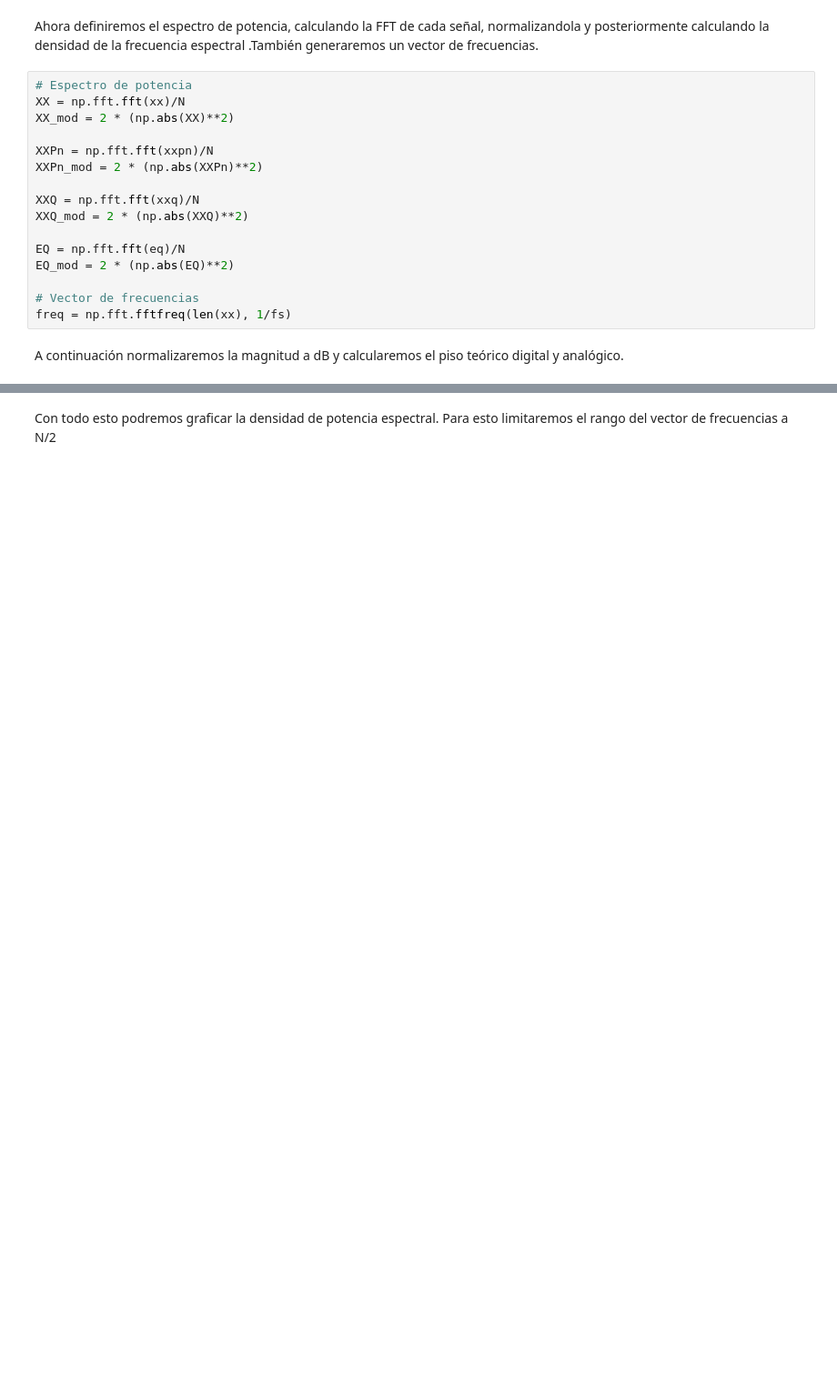
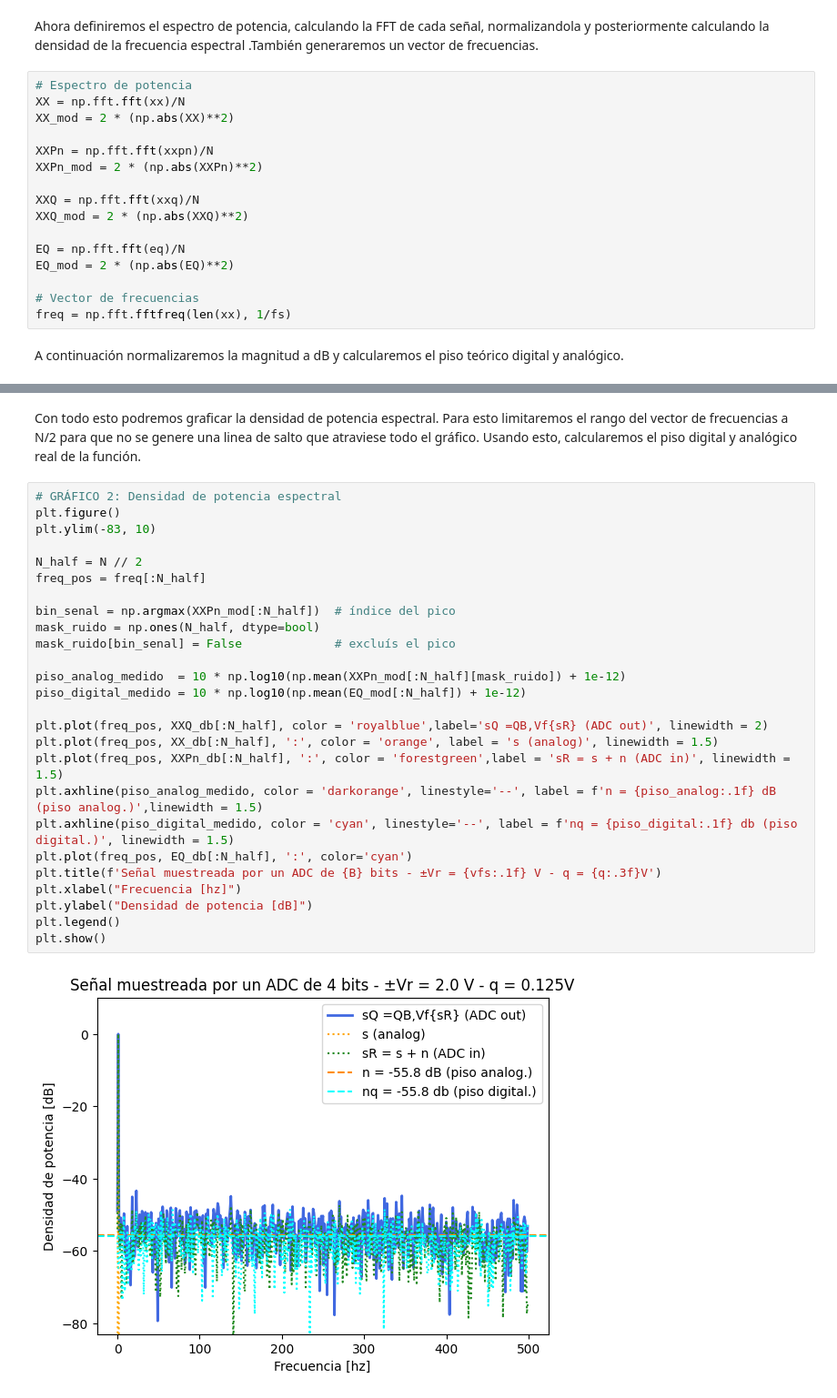
Before and after one commit to SantiagoBoente/APS, a Jupyter notebook: TS2_Santiago_Boente/TS2_Santiago_Boente.ipynb, the cells around one changed output, grey strips where cells are left out. Shown at 91% size. Saved outputs shown, nothing was run; the diff lists cells and outputs as text; blank space fills up the shorter version.

```diff
--- a/TS2_Santiago_Boente/TS2_Santiago_Boente.ipynb
+++ b/TS2_Santiago_Boente/TS2_Santiago_Boente.ipynb
@@ -118,2 +121,30 @@ print(f'Piso digital: {piso_digital:.6f}')
 # %% [markdown]
-Con todo esto podremos graficar la densidad de potencia espectral. Para esto limitaremos el rango del vector de frecuencias a N/2
+Con todo esto podremos graficar la densidad de potencia espectral. Para esto limitaremos el rango del vector de frecuencias a N/2 para que no se genere una linea de salto que atraviese todo el gráfico. Usando esto, calcularemos el piso digital y analógico real de la función.
+# %%
+# GRÁFICO 2: Densidad de potencia espectral
+plt.figure()
+plt.ylim(-83, 10)
+
+N_half = N // 2
+freq_pos = freq[:N_half]
+
+bin_senal = np.argmax(XXPn_mod[:N_half])  # índice del pico
+mask_ruido = np.ones(N_half, dtype=bool)
+mask_ruido[bin_senal] = False             # excluís el pico
+
+piso_analog_medido  = 10 * np.log10(np.mean(XXPn_mod[:N_half][mask_ruido]) + 1e-12)
+piso_digital_medido = 10 * np.log10(np.mean(EQ_mod[:N_half]) + 1e-12)
+
+plt.plot(freq_pos, XXQ_db[:N_half], color = 'royalblue',label='sQ =QB,Vf{sR} (ADC out)', linewidth = 2)
+plt.plot(freq_pos, XX_db[:N_half], ':', color = 'orange', label = 's (analog)', linewidth = 1.5)
+plt.plot(freq_pos, XXPn_db[:N_half], ':', color = 'forestgreen',label = 'sR = s + n (ADC in)', linewidth = 1.5)
+plt.axhline(piso_analog_medido, color = 'darkorange', linestyle='--', label = f'n = {piso_analog:.1f} dB (piso analog.)',linewidth = 1.5)
+plt.axhline(piso_digital_medido, color = 'cyan', linestyle='--', label = f'nq = {piso_digital:.1f} db (piso digital.)', linewidth = 1.5)
+plt.plot(freq_pos, EQ_db[:N_half], ':', color='cyan')
+plt.title(f'Señal muestreada por un ADC de {B} bits - ±Vr = {vfs:.1f} V - q = {q:.3f}V')
+plt.xlabel("Frecuencia [hz]")
+plt.ylabel("Densidad de potencia [dB]")
+plt.legend()
+plt.show()
+# %% [output]
+[figure, added]
```
Also changed, not shown: parts of 2 cells of this notebook.
